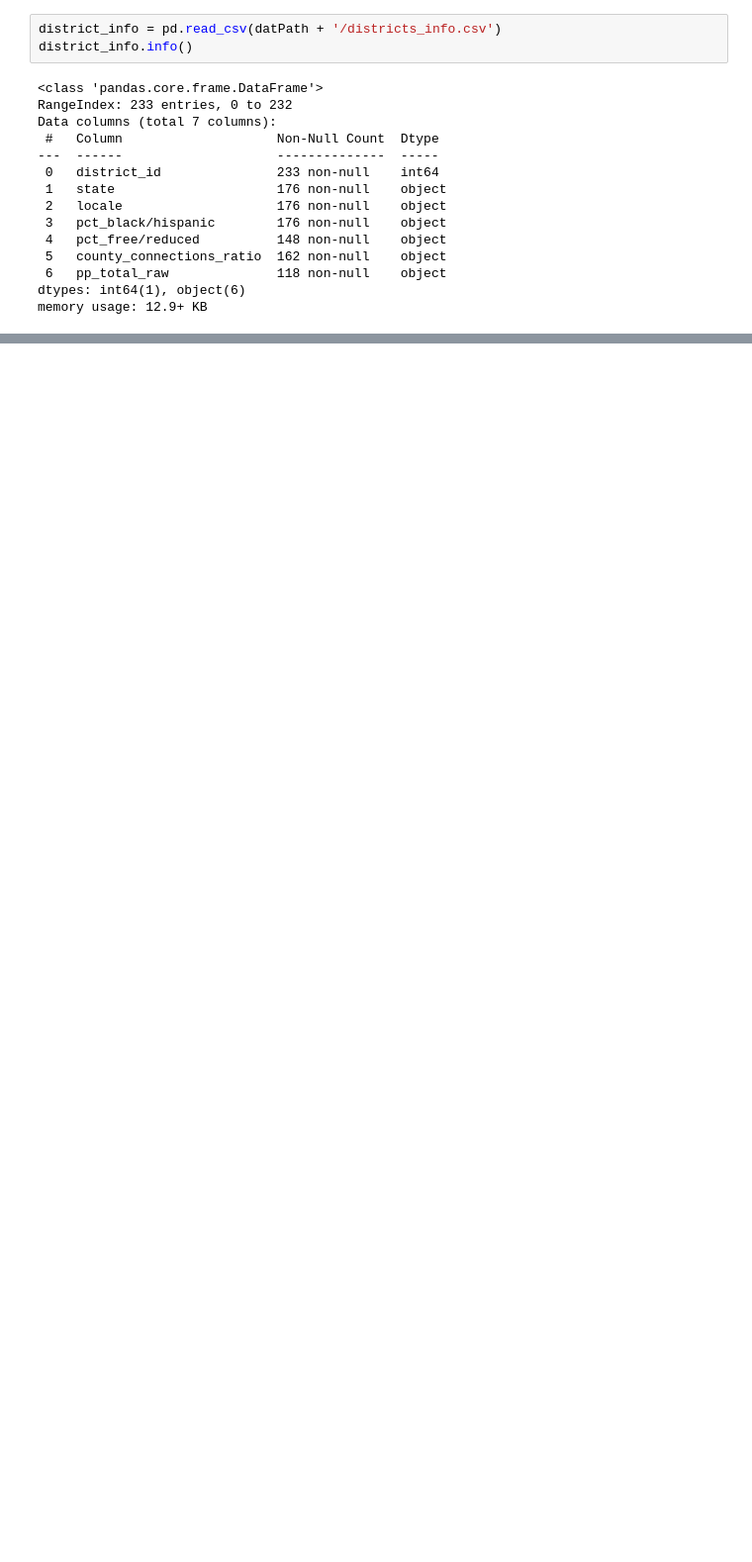
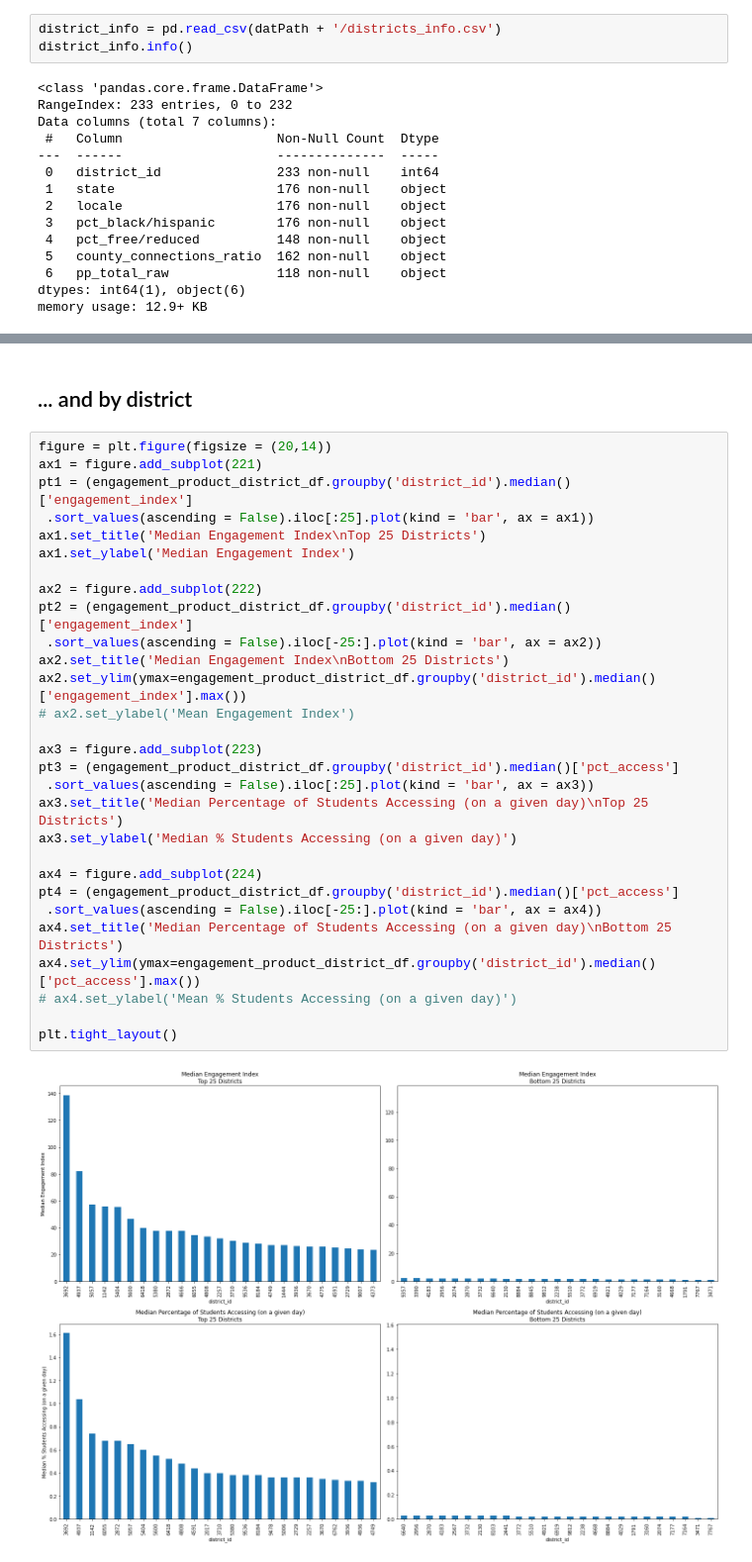
Before and after one commit to DGMC90/elearning-covid, a Jupyter notebook: Initial_EDA.ipynb, the cells around one changed output, grey strips where cells are left out. Shown at 99% size. Cells and saved outputs as stored; diff of their text form; blank space fills up the shorter version.

```diff
--- a/Initial_EDA.ipynb
+++ b/Initial_EDA.ipynb
@@ -131,0 +211,33 @@ engagement_product_district_df.loc[engagement_product_district_df.district_id!=3
+# %% [markdown]
+## ... and by district
+# %%
+figure = plt.figure(figsize = (20,14))
+ax1 = figure.add_subplot(221)
+pt1 = (engagement_product_district_df.groupby('district_id').median()['engagement_index']
+ .sort_values(ascending = False).iloc[:25].plot(kind = 'bar', ax = ax1))
+ax1.set_title('Median Engagement Index\nTop 25 Districts')
+ax1.set_ylabel('Median Engagement Index')
+
+ax2 = figure.add_subplot(222)
+pt2 = (engagement_product_district_df.groupby('district_id').median()['engagement_index']
+ .sort_values(ascending = False).iloc[-25:].plot(kind = 'bar', ax = ax2))
+ax2.set_title('Median Engagement Index\nBottom 25 Districts')
+ax2.set_ylim(ymax=engagement_product_district_df.groupby('district_id').median()['engagement_index'].max())
+# ax2.set_ylabel('Mean Engagement Index')
+
+ax3 = figure.add_subplot(223)
+pt3 = (engagement_product_district_df.groupby('district_id').median()['pct_access']
+ .sort_values(ascending = False).iloc[:25].plot(kind = 'bar', ax = ax3))
+ax3.set_title('Median Percentage of Students Accessing (on a given day)\nTop 25 Districts')
+ax3.set_ylabel('Median % Students Accessing (on a given day)')
+
+ax4 = figure.add_subplot(224)
+pt4 = (engagement_product_district_df.groupby('district_id').median()['pct_access']
+ .sort_values(ascending = False).iloc[-25:].plot(kind = 'bar', ax = ax4))
+ax4.set_title('Median Percentage of Students Accessing (on a given day)\nBottom 25 Districts')
+ax4.set_ylim(ymax=engagement_product_district_df.groupby('district_id').median()['pct_access'].max())
+# ax4.set_ylabel('Mean % Students Accessing (on a given day)')
+
+plt.tight_layout()
+# %% [output]
+[figure, added]
```
Also changed, not shown: parts of 11 cells of this notebook.
